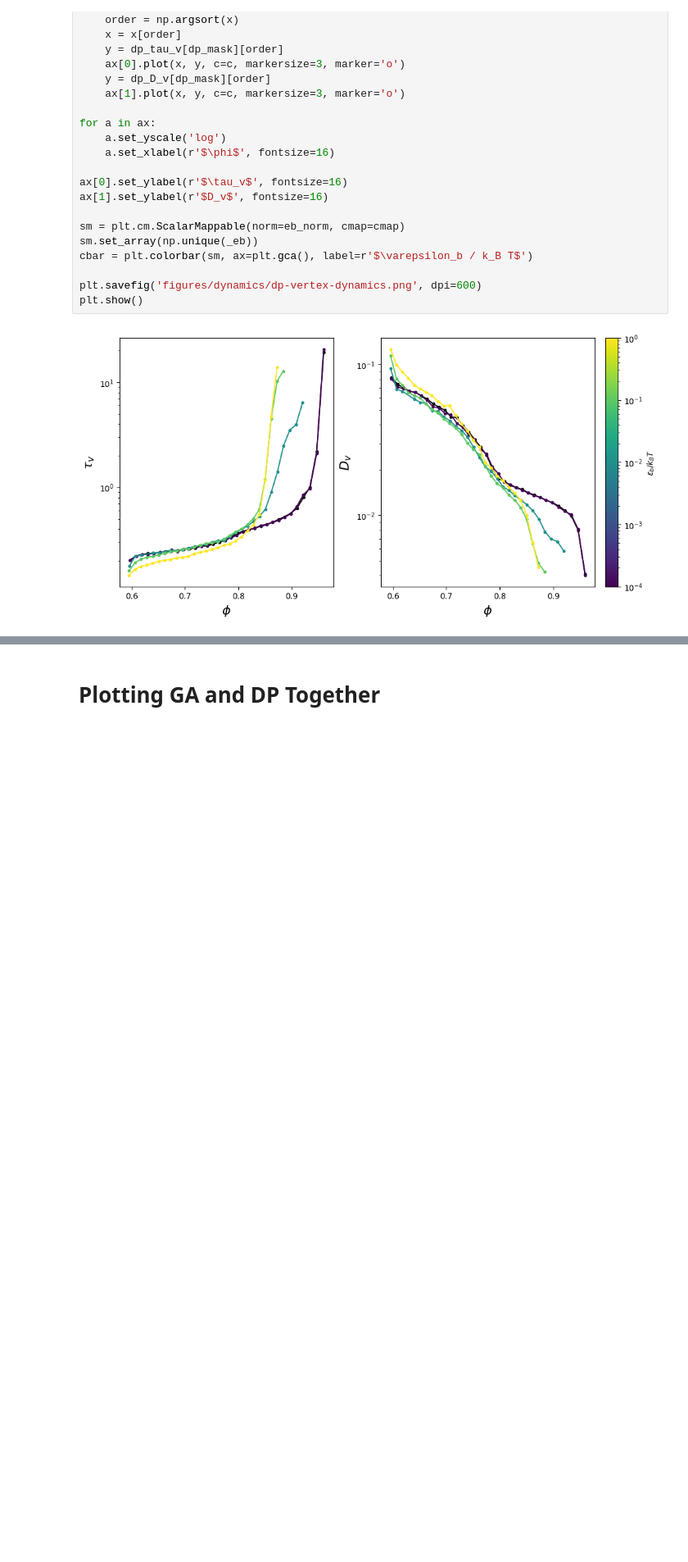
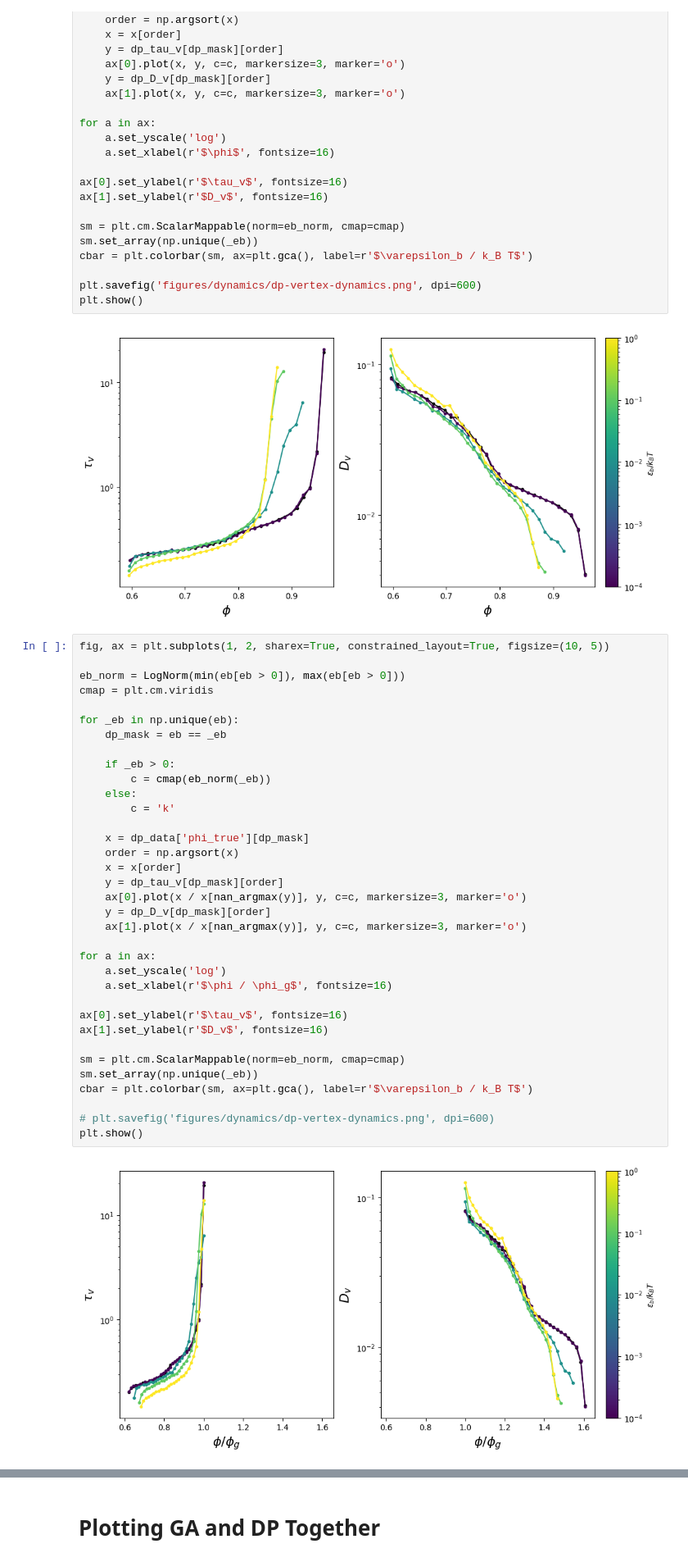
Before and after one commit to mmccraw98/notebooks-spring-26, a Jupyter notebook: 01/grant/analyzing-server-data/test.ipynb, the cells around one changed output, grey strips where cells are left out. Shown at 82% size. Drawn from its saved outputs; the diff is of its cells as text; blank space fills up the shorter version.

```diff
--- a/01/grant/analyzing-server-data/test.ipynb
+++ b/01/grant/analyzing-server-data/test.ipynb
@@ -398,6 +398,43 @@ plt.savefig('figures/dynamics/dp-vertex-dynamics.png', dpi=600)
 plt.show()
 # %% [output]
 [figure]
+# %%
+fig, ax = plt.subplots(1, 2, sharex=True, constrained_layout=True, figsize=(10, 5))
+
+eb_norm = LogNorm(min(eb[eb > 0]), max(eb[eb > 0]))
+cmap = plt.cm.viridis
+
+for _eb in np.unique(eb):
+    dp_mask = eb == _eb
+
+    if _eb > 0:
+        c = cmap(eb_norm(_eb))
+    else:
+        c = 'k'
+
+    x = dp_data['phi_true'][dp_mask]
+    order = np.argsort(x)
+    x = x[order]
+    y = dp_tau_v[dp_mask][order]
+    ax[0].plot(x / x[nan_argmax(y)], y, c=c, markersize=3, marker='o')
+    y = dp_D_v[dp_mask][order]
+    ax[1].plot(x / x[nan_argmax(y)], y, c=c, markersize=3, marker='o')
+
+for a in ax:
+    a.set_yscale('log')
+    a.set_xlabel(r'$\phi / \phi_g$', fontsize=16)
+
+ax[0].set_ylabel(r'$\tau_v$', fontsize=16)
+ax[1].set_ylabel(r'$D_v$', fontsize=16)
+
+sm = plt.cm.ScalarMappable(norm=eb_norm, cmap=cmap)
+sm.set_array(np.unique(_eb))
+cbar = plt.colorbar(sm, ax=plt.gca(), label=r'$\varepsilon_b / k_B T$')
+
+# plt.savefig('figures/dynamics/dp-vertex-dynamics.png', dpi=600)
+plt.show()
+# %% [output]
+[figure, added]
 # %%
 fig, ax = plt.subplots(1, 2, sharex=True, constrained_layout=True, figsize=(10, 5))
 
```
Also changed, not shown: parts of 1 cell of this notebook, 48 other files.
